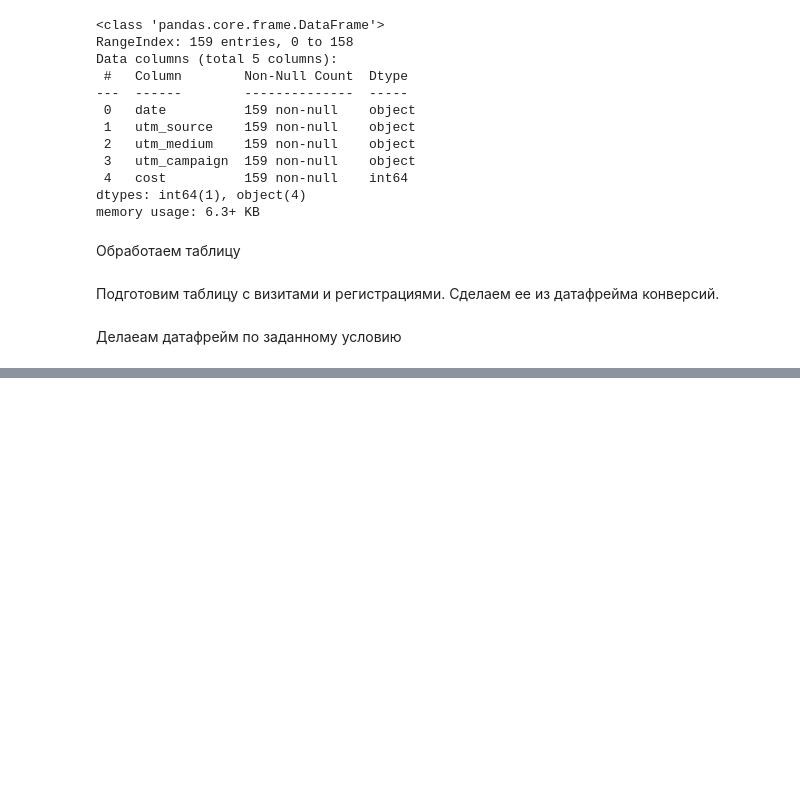
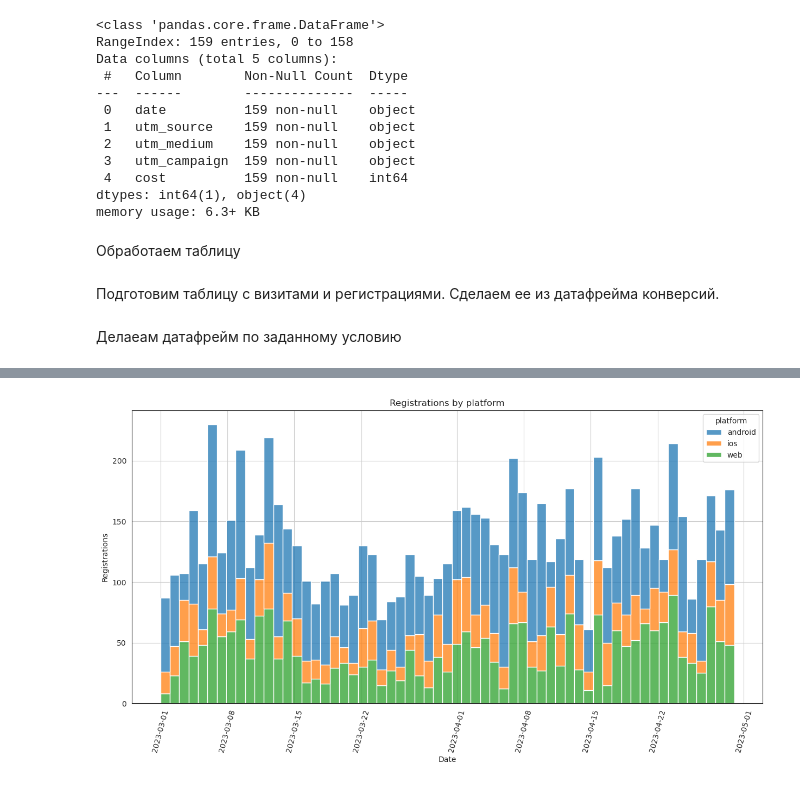
Before and after one commit to CodingKarp/data-analytics-project-100, a Jupyter notebook: analysis.ipynb, the cells around one changed output, grey strips where cells are left out. Saved outputs shown, nothing was run; the diff lists cells and outputs as text; code cells hidden in the pictures; blank space fills up the shorter version.

```diff
--- a/analysis.ipynb
+++ b/analysis.ipynb
@@ -217,0 +278,16 @@ ads.to_json("./ads.json")
+# %%
+regs_by_platform = conversion_df.groupby(["date_group", "platform"]).agg({"registrations":"sum"}).reset_index()
+regs_by_platform["date_group"] = pd.to_datetime(regs_by_platform["date_group"])
+filtered_regs_by_platform = regs_by_platform[regs_by_platform['date_group'] <= date_limit]
+# %%
+plt.figure(figsize=(15, 7))
+sns.histplot(x="date_group", weights="registrations", hue="platform", data=filtered_regs_by_platform, multiple="stack", bins=len(filtered_regs_by_platform["date_group"].unique()))
+plt.xlabel("Date")
+plt.ylabel("Registrations")
+plt.title("Registrations by platform")
+plt.xticks(rotation=75)
+plt.grid()
+plt.savefig('./charts/final_registrations_by_platform_barplot.png')
+plt.show()
+# %% [output]
+[figure, added]
```
Also changed, not shown: parts of 14 cells of this notebook.
